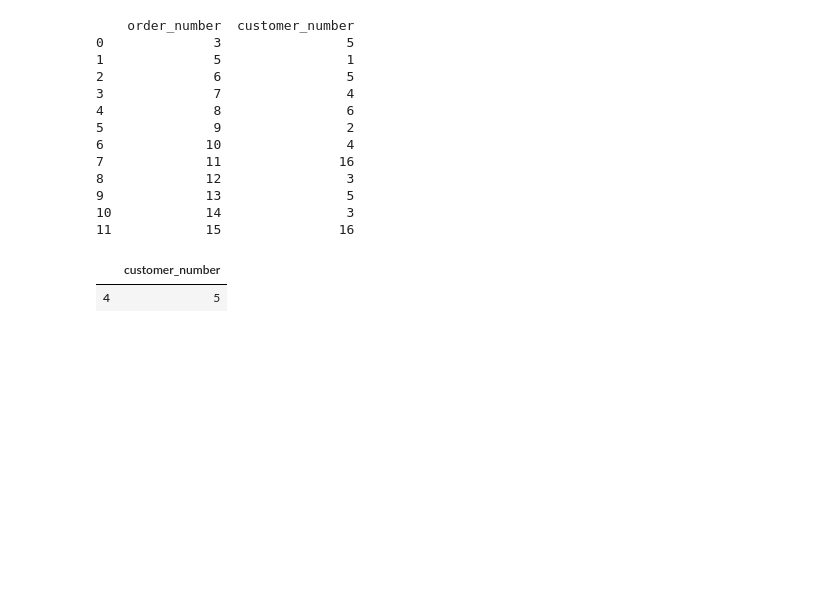
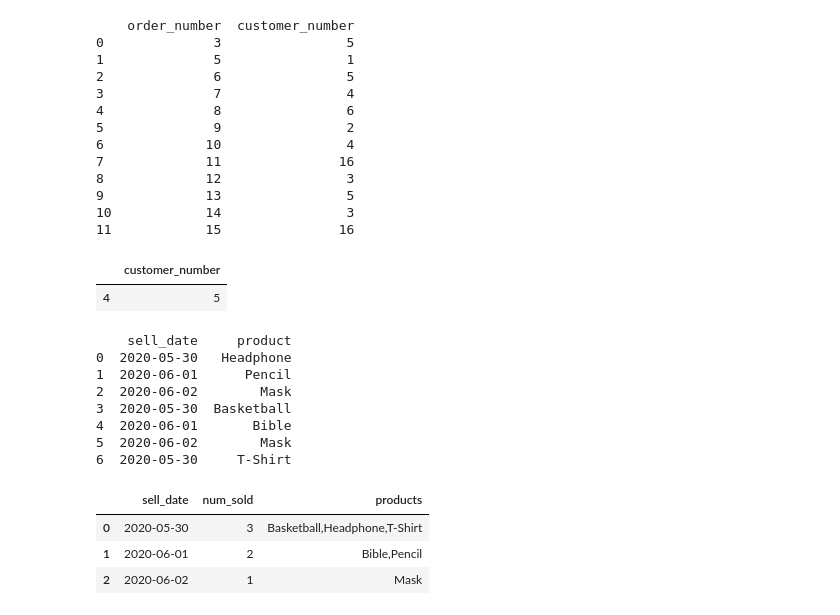
Before and after one commit to juancarvajal-hub/30-days-panda, a Jupyter notebook: 30_days-of_panda.ipynb, the cells around one changed output. Drawn from its saved outputs; the diff is of its cells as text; code cells hidden in the pictures; blank space fills up the shorter version.

Commit message:
Ejercicio 22

```diff
--- a/30_days-of_panda.ipynb
+++ b/30_days-of_panda.ipynb
@@ -850,3 +850,60 @@ largest_orders(orders)
 11            15               16
 |  | customer_number |
 | 4 | 5 |
+# %%
+# Vigésimo segundo ejercicio de pandas
+# Group Sold Products By The Date
+
+# Write a solution to find for each date the number of different products sold and their names.
+# The sold products names for each date should be sorted lexicographically.
+# Return the result table ordered by sell_date.
+
+import pandas as pd
+
+activities_base = {
+    "sell_date": [
+        "2020-05-30",
+        "2020-06-01",
+        "2020-06-02",
+        "2020-05-30",
+        "2020-06-01",
+        "2020-06-02",
+        "2020-05-30"
+    ],
+    "product": [
+        "Headphone",
+        "Pencil",
+        "Mask",
+        "Basketball",
+        "Bible",
+        "Mask",
+        "T-Shirt"
+    ]
+}
+
+activities = pd.DataFrame(activities_base)
+
+print(activities)
+
+def categorize_products(activities: pd.DataFrame) -> pd.DataFrame:
+    activities["sell_date"] = pd.to_datetime(activities["sell_date"])
+    return activities.groupby("sell_date")\
+        .agg(
+        num_sold=("product",lambda x:len(x.unique())),
+        products = ("product",lambda x: ",".join(sorted(x.unique())))
+        ).reset_index()
+
+categorize_products(activities)
+# %% [output]
+    sell_date     product
+0  2020-05-30   Headphone
+1  2020-06-01      Pencil
+2  2020-06-02        Mask
+3  2020-05-30  Basketball
+4  2020-06-01       Bible
+5  2020-06-02        Mask
+6  2020-05-30     T-Shirt
+|  | sell_date | num_sold | products |
+| 0 | 2020-05-30 | 3 | Basketball,Headphone,T-Shirt |
+| 1 | 2020-06-01 | 2 | Bible,Pencil |
+| 2 | 2020-06-02 | 1 | Mask |
```
